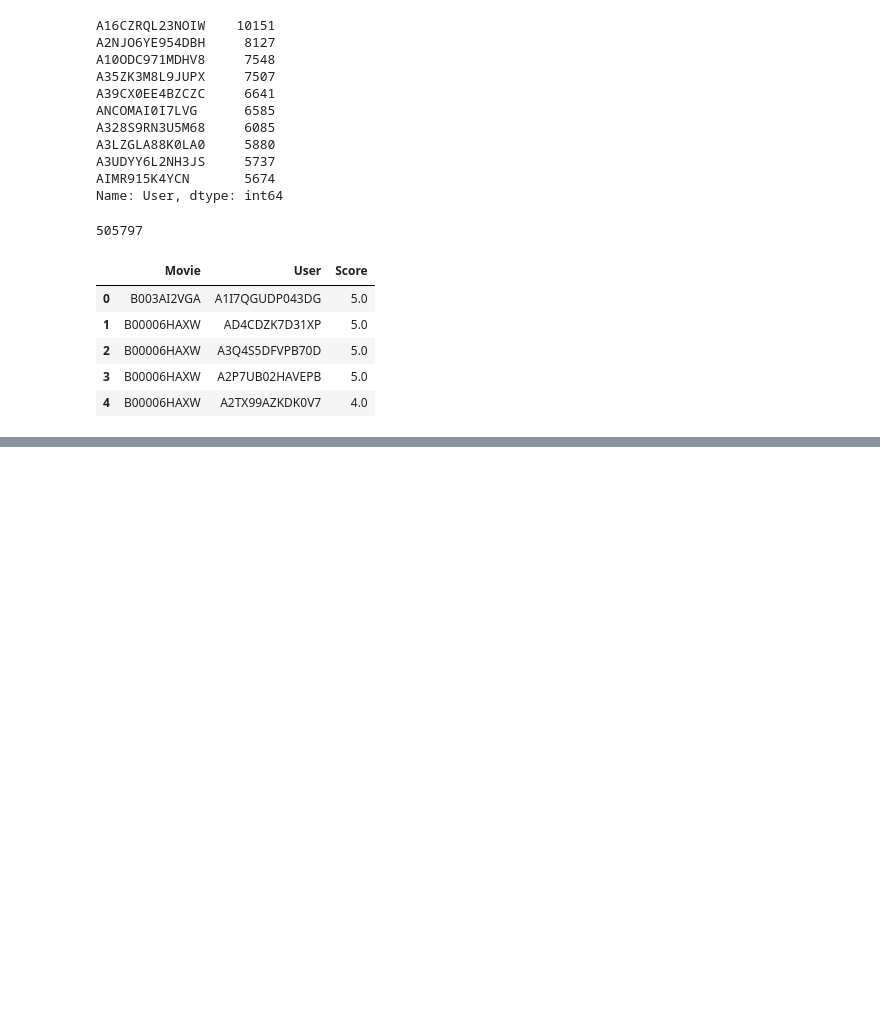
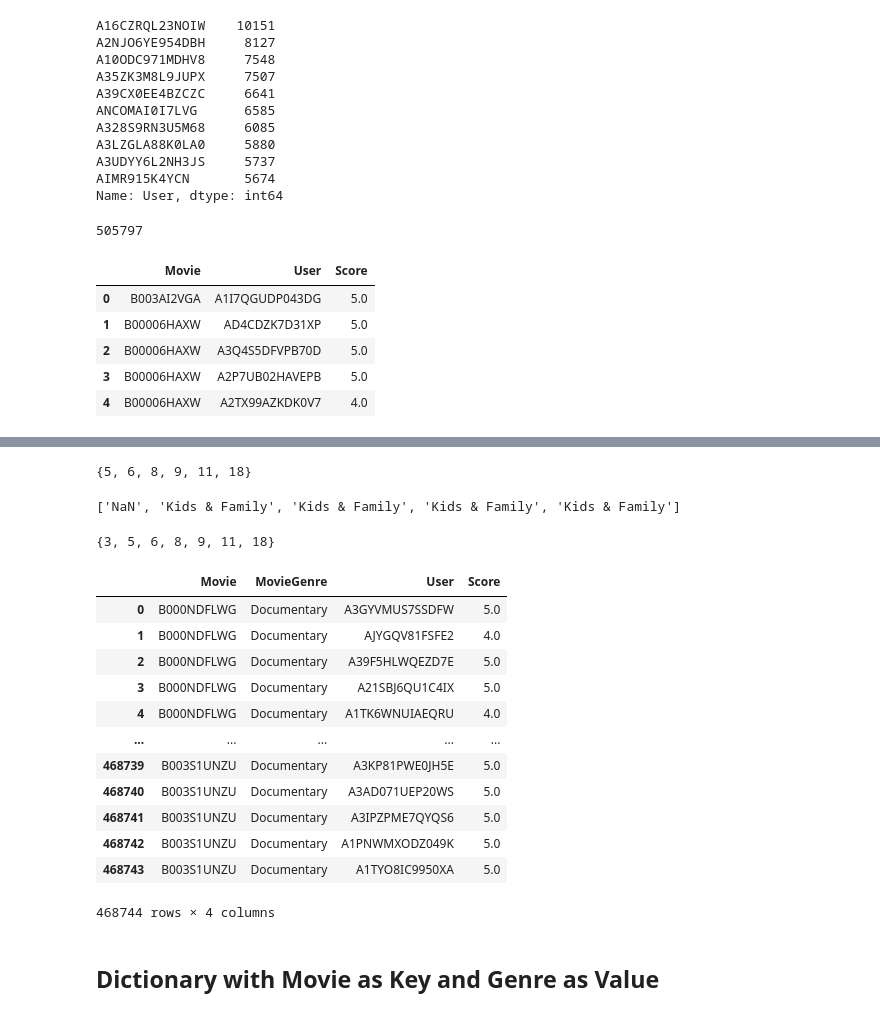
Before and after one commit to corey0211/MRWP-movie-reviews-project, a Jupyter notebook: Group Project MRWP.ipynb, the cells around one changed output, grey strips where cells are left out. Cells and saved outputs as stored; diff of their text form; code cells hidden in the pictures; blank space fills up the shorter version.

Commit message:
Data Preprocessing with Movie-Genre Dictionary

```diff
--- a/Group Project MRWP.ipynb
+++ b/Group Project MRWP.ipynb
@@ -325,0 +360,10 @@ small_df.to_csv('1%SampleDataset.csv')
+# %%
+final_all_clean = []
+final_for_df = []
+for mv in all_clean:
+    mov = []
+    for c in mv:
+        it = c.strip()
+        mov.append(it)
+        final_all_clean.append(it)
+    final_for_df.append(mov)
@@ -325,0 +401,51 @@ small_df.to_csv('1%SampleDataset.csv')
+# %%
+# The following gives still aroung 2140243 reviews which is 44,56 %
+# defined_genres = ['Drama','Action & Adventure', 'Science Fiction & Fantasy', 'Comedy', 'Animation','Horror', 'Documentary', 'Musicals', 'Sports', 'Kids & Family']
+defined_genres = ['Action', 'Horror', 'Documentary', 'Musicals', 'Anime & Manga']
+length = [len(it) for it in defined_genres]
+# %%
+length.sort()
+set(length)
+# %% [output]
+{5, 6, 8, 9, 11, 18}
+# %%
+import random
+x = []
+for i in tqdm(final_for_df):
+    if any(it in i for it in defined_genres):
+        s = set(i) & set(defined_genres)
+        if len(s)==1:
+            x.append("".join(s))
+        else:
+            x.append("".join(random.sample(s, 1)))
+    else:
+        x.append("NaN")
+# %%
+x[:5]
+# %% [output]
+['NaN', 'Kids & Family', 'Kids & Family', 'Kids & Family', 'Kids & Family']
+# %%
+xl = set([len(r) for r in x])
+xl
+# %% [output]
+{3, 5, 6, 8, 9, 11, 18}
+# %%
+all_data['Clean Categories'] = x
+all_data.rename(columns = {'Clean Categories':'MovieGenre'}, inplace = True)
+# %%
+all_data = all_data[all_data.MovieGenre != "NaN"].reset_index(drop=True)
+all_data.drop(["Unnamed: 0"], axis=1)
+# %% [output]
+|  | Movie | MovieGenre | User | Score |
+| 0 | B000NDFLWG | Documentary | A3GYVMUS7SSDFW | 5.0 |
+| 1 | B000NDFLWG | Documentary | AJYGQV81FSFE2 | 4.0 |
+| 2 | B000NDFLWG | Documentary | A39F5HLWQEZD7E | 5.0 |
+| 3 | B000NDFLWG | Documentary | A21SBJ6QU1C4IX | 5.0 |
+| 4 | B000NDFLWG | Documentary | A1TK6WNUIAEQRU | 4.0 |
+| ... | ... | ... | ... | ... |
+| 468739 | B003S1UNZU | Documentary | A3KP81PWE0JH5E | 5.0 |
+| 468740 | B003S1UNZU | Documentary | A3AD071UEP20WS | 5.0 |
+| 468741 | B003S1UNZU | Documentary | A3IPZPME7QYQS6 | 5.0 |
+| 468742 | B003S1UNZU | Documentary | A1PNWMXODZ049K | 5.0 |
+| 468743 | B003S1UNZU | Documentary | A1TYO8IC9950XA | 5.0 |
+468744 rows × 4 columns
@@ -325,0 +454,2 @@ small_df.to_csv('1%SampleDataset.csv')
+# %% [markdown]
+## Dictionary with Movie as Key and Genre as Value
```
Also changed, not shown: parts of 72 cells of this notebook.
